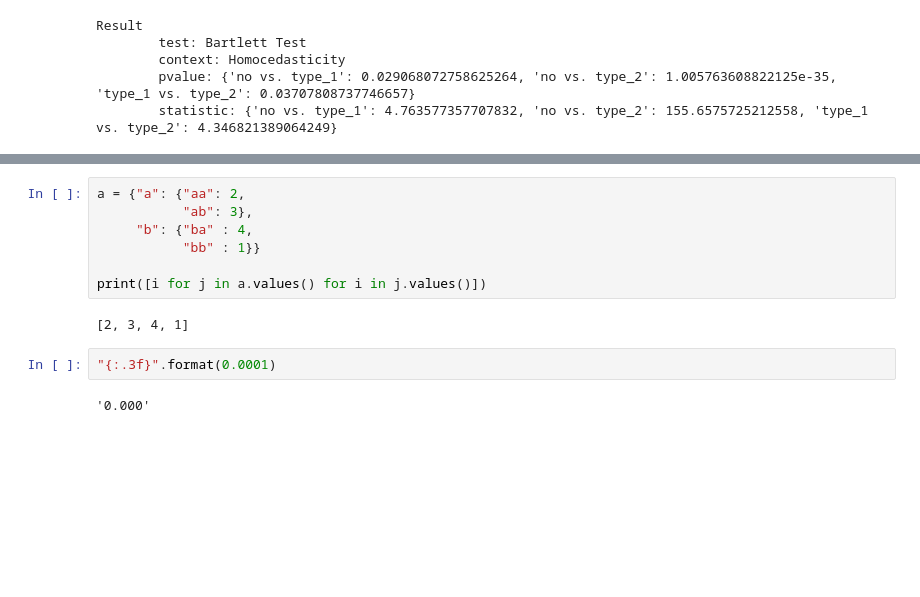
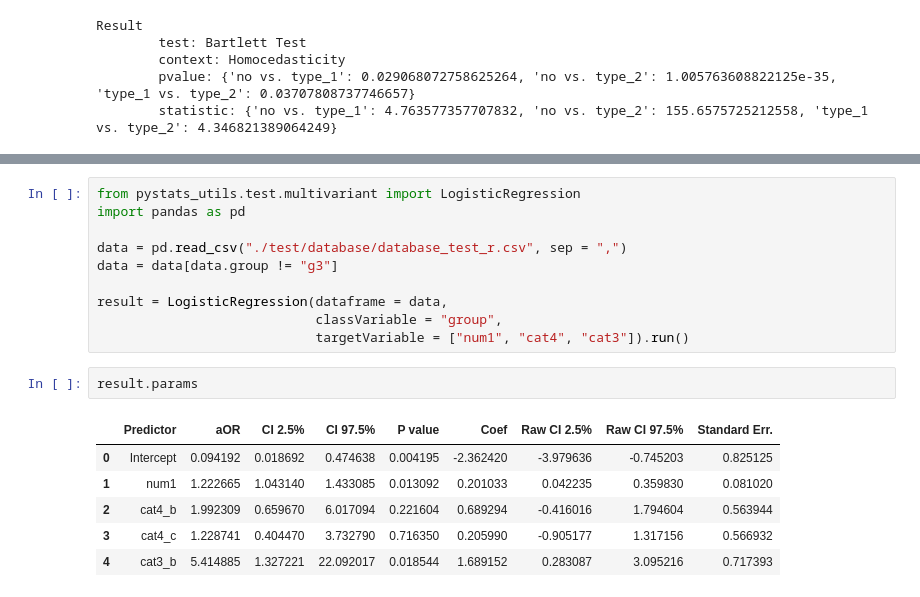
Before and after one commit to JuantonioMS/pystats_utils_base, a Jupyter notebook: test.ipynb, the cells around one changed output, grey strips where cells are left out. Drawn from its saved outputs; the diff is of its cells as text; blank space fills up the shorter version.

```diff
--- a/test.ipynb
+++ b/test.ipynb
@@ -536,13 +521,19 @@ a
-# %%
-a = {"a": {"aa": 2,
-           "ab": 3},
-     "b": {"ba" : 4,
-           "bb" : 1}}
-
-print([i for j in a.values() for i in j.values()])
-# %% [output]
-[2, 3, 4, 1]
-# %%
-"{:.3f}".format(0.0001)
-# %% [output]
-'0.000'
+# %%
+from pystats_utils.test.multivariant import LogisticRegression
+import pandas as pd
+
+data = pd.read_csv("./test/database/database_test_r.csv", sep = ",")
+data = data[data.group != "g3"]
+
+result = LogisticRegression(dataframe = data,
+                            classVariable = "group",
+                            targetVariable = ["num1", "cat4", "cat3"]).run()
+# %%
+result.params
+# %% [output]
+|  | Predictor | aOR | CI 2.5% | CI 97.5% | P value | Coef | Raw CI 2.5% | Raw CI 97.5% | Standard Err. |
+| 0 | Intercept | 0.094192 | 0.018692 | 0.474638 | 0.004195 | -2.362420 | -3.979636 | -0.745203 | 0.825125 |
+| 1 | num1 | 1.222665 | 1.043140 | 1.433085 | 0.013092 | 0.201033 | 0.042235 | 0.359830 | 0.081020 |
+| 2 | cat4_b | 1.992309 | 0.659670 | 6.017094 | 0.221604 | 0.689294 | -0.416016 | 1.794604 | 0.563944 |
+| 3 | cat4_c | 1.228741 | 0.404470 | 3.732790 | 0.716350 | 0.205990 | -0.905177 | 1.317156 | 0.566932 |
+| 4 | cat3_b | 5.414885 | 1.327221 | 22.092017 | 0.018544 | 1.689152 | 0.283087 | 3.095216 | 0.717393 |
```
Also changed, not shown: parts of 2 cells of this notebook, 17 other files.
